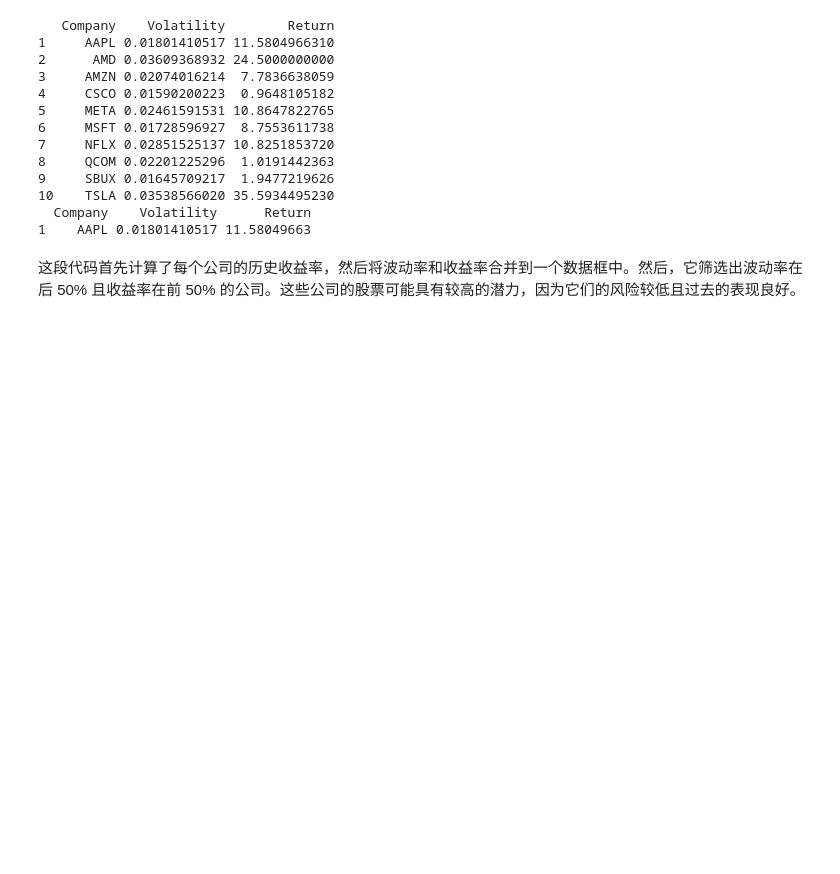
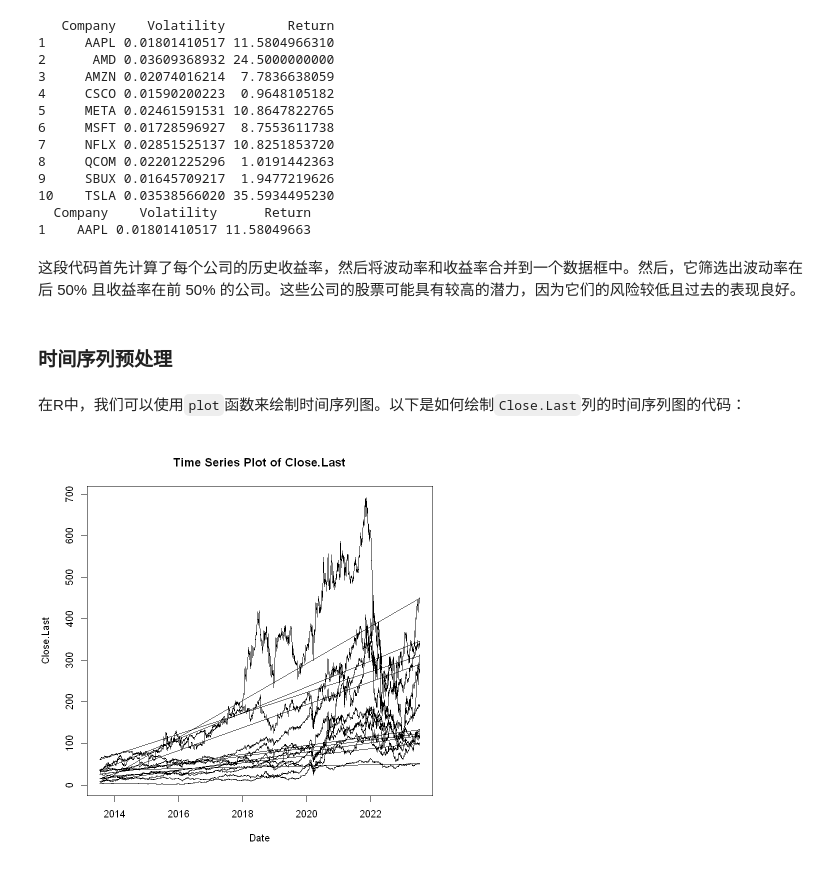
Before and after one commit to wuhang03/Statistical-Analysis-and-Modeling, a Jupyter notebook: 时序模型.ipynb, the cells around one changed output. Saved outputs shown, nothing was run; the diff lists cells and outputs as text; code cells hidden in the pictures; blank space fills up the shorter version.

```diff
--- a/时序模型.ipynb
+++ b/时序模型.ipynb
@@ -417,3 +409,12 @@ print(potential_stocks)
 
 
 这段代码首先计算了每个公司的历史收益率，然后将波动率和收益率合并到一个数据框中。然后，它筛选出波动率在后 50% 且收益率在前 50% 的公司。这些公司的股票可能具有较高的潜力，因为它们的风险较低且过去的表现良好。
+# %% [markdown]
+### 时间序列预处理
+# %% [markdown]
+在R中，我们可以使用`plot`函数来绘制时间序列图。以下是如何绘制`Close.Last`列的时间序列图的代码：
+# %%
+# 绘制时间序列图
+plot(data$Date, data$Close.Last, type = "l", xlab = "Date", ylab = "Close.Last", main = "Time Series Plot of Close.Last")
+# %% [output]
+[figure, added]
```
Also changed, not shown: parts of 14 cells of this notebook.
